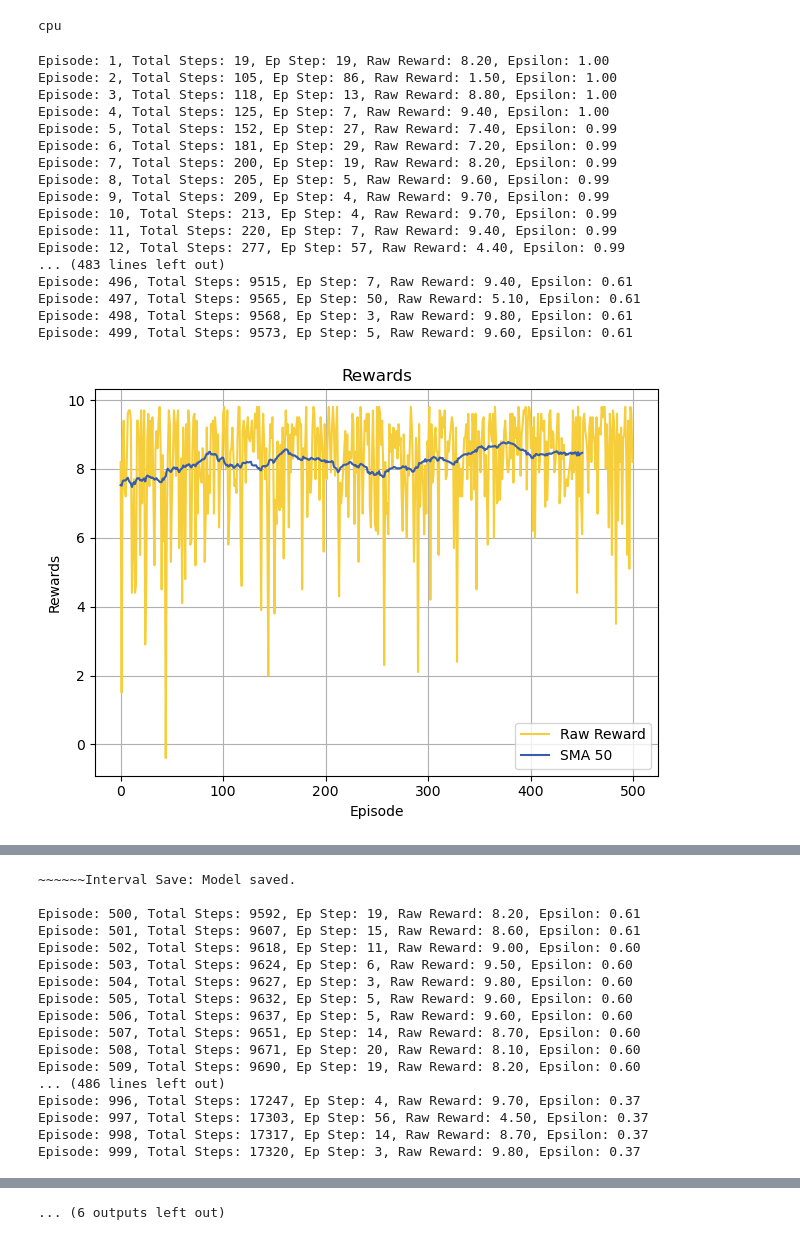
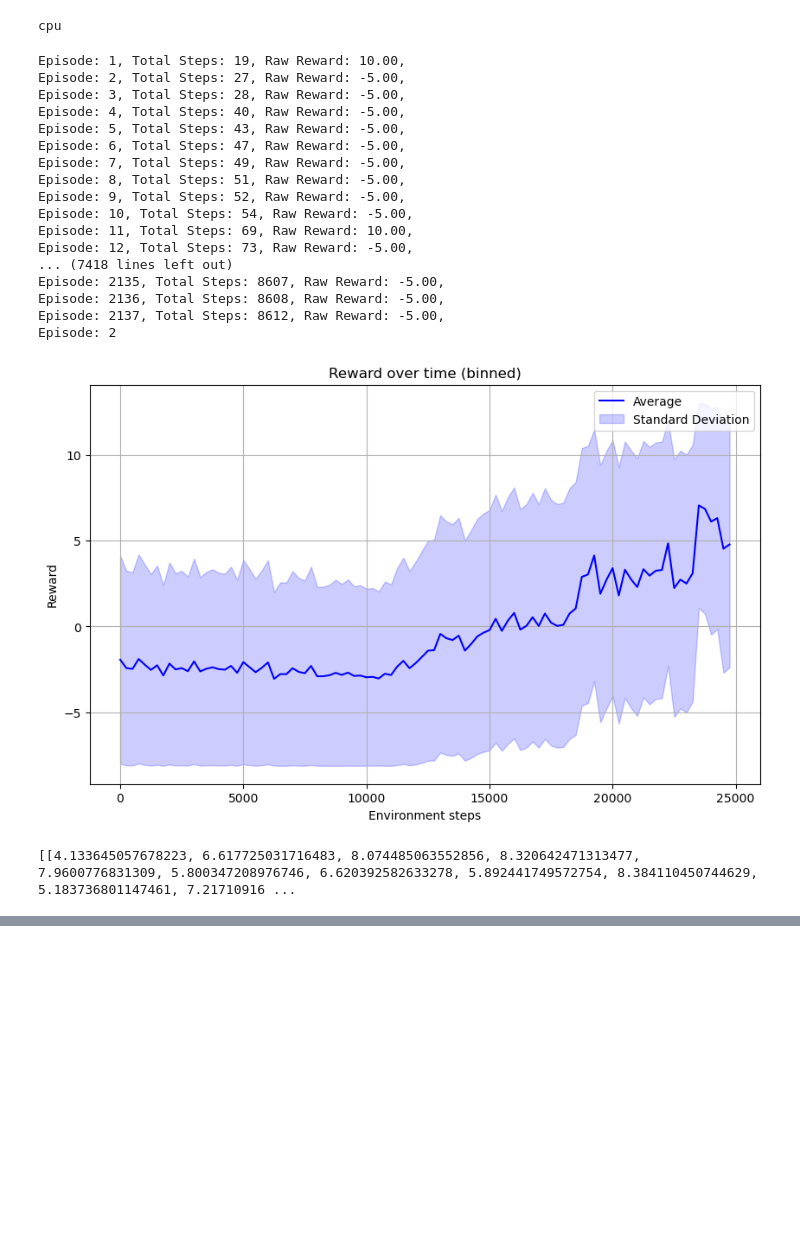
Before and after one commit to filipxg/When-To-Explore-and-When-to-Stop, a Jupyter notebook: frozenlake.ipynb, the cells around one changed output, grey strips where cells are left out. Cells and saved outputs as stored; diff of their text form; code cells hidden in the pictures; blank space fills up the shorter version.

```diff
--- a/frozenlake.ipynb
+++ b/frozenlake.ipynb
@@ -64,7 +64,7 @@ class FrozenLakeEnv(gym.Env):
             y -= 1
 
         self.state = (x, y)
-        reward = -0.1
+        reward = 0
         done = False
 
         # Check state of the cell
@@ -603,61 +699,66 @@ unsafe_path_safe_area_3x4 = [
 # %%
 # Parameters:
 train_mode = True
+
 render = not train_mode
 # map_size = 4 # 4x4 or 8x8 (outdated)
-map_mame = "no_aleatoric_uncertainty_3x3"
+map_mame = "safe_3x3"
 RL_hyperparams = {
     "train_mode"            : train_mode,
     "RL_load_path"          : f'./level_stats/{map_mame}/final_weights' + '_' + '3000' + '.pth',
     "save_path"             : f'./level_stats/{map_mame}/final_weights',
     "save_interval"         : 500,
 
     "clip_grad_norm"        : 3,
     "learning_rate"         : 6e-4,
     "discount_factor"       : 0.93,
     "batch_size"            : 32,
     "update_frequency"      : 10,
     "max_episodes"          : 3000           if train_mode else 5,
-    "max_steps"             : 200,
+    "max_steps"             : 25000,
+    "max_steps_episode"     : 200,
     "render"                : render,
 
     "epsilon_max"           : 0.999         if train_mode else -1,
     "epsilon_min"           : 0.01,
     "epsilon_decay"         : 0.999,
 
     "memory_capacity"       : 4_000        if train_mode else 0,
 
     # "map_size"              : map_size,
-    "num_states"            : 3*3,
-    "map"                   : no_aleatoric_uncertainty_3x3,
-    "render_fps"            : 6,
+    "num_states"            : len(safe_3x3) * len(safe_3x3[0]),    # 3 rows in your example
+    "map"                   : safe_3x3,
+    "render_fps"            : 6
     }
 
 
 # Run
 DRL = Model_TrainTest(RL_hyperparams) # Define the instance
 # Train
 if train_mode:
-    DRL.train()
+    for i in range(15):
+        DRL.train()
+    DRL.plot_training()
 else:
     # Test
     DRL.test(max_episodes = RL_hyperparams['max_episodes'])
 # %% [output]
-Episode: 1, Total Steps: 19, Ep Step: 19, Raw Reward: 8.20, Epsilon: 1.00
-Episode: 2, Total Steps: 105, Ep Step: 86, Raw Reward: 1.50, Epsilon: 1.00
-Episode: 3, Total Steps: 118, Ep Step: 13, Raw Reward: 8.80, Epsilon: 1.00
-Episode: 4, Total Steps: 125, Ep Step: 7, Raw Reward: 9.40, Epsilon: 1.00
-Episode: 5, Total Steps: 152, Ep Step: 27, Raw Reward: 7.40, Epsilon: 0.99
-Episode: 6, Total Steps: 181, Ep Step: 29, Raw Reward: 7.20, Epsilon: 0.99
-Episode: 7, Total Steps: 200, Ep Step: 19, Raw Reward: 8.20, Epsilon: 0.99
-Episode: 8, Total Steps: 205, Ep Step: 5, Raw Reward: 9.60, Epsilon: 0.99
-Episode: 9, Total Steps: 209, Ep Step: 4, Raw Reward: 9.70, Epsilon: 0.99
-Episode: 10, Total Steps: 213, Ep Step: 4, Raw Reward: 9.70, Epsilon: 0.99
-Episode: 11, Total Steps: 220, Ep Step: 7, Raw Reward: 9.40, Epsilon: 0.99
-Episode: 12, Total Steps: 277, Ep Step: 57, Raw Reward: 4.40, Epsilon: 0.99
-... (483 lines left out)
-Episode: 496, Total Steps: 9515, Ep Step: 7, Raw Reward: 9.40, Epsilon: 0.61
-Episode: 497, Total Steps: 9565, Ep Step: 50, Raw Reward: 5.10, Epsilon: 0.61
-Episode: 498, Total Steps: 9568, Ep Step: 3, Raw Reward: 9.80, Epsilon: 0.61
-Episode: 499, Total Steps: 9573, Ep Step: 5, Raw Reward: 9.60, Epsilon: 0.61
+Episode: 1, Total Steps: 19, Raw Reward: 10.00,
+Episode: 2, Total Steps: 27, Raw Reward: -5.00,
+Episode: 3, Total Steps: 28, Raw Reward: -5.00,
+Episode: 4, Total Steps: 40, Raw Reward: -5.00,
+Episode: 5, Total Steps: 43, Raw Reward: -5.00,
+Episode: 6, Total Steps: 47, Raw Reward: -5.00,
+Episode: 7, Total Steps: 49, Raw Reward: -5.00,
+Episode: 8, Total Steps: 51, Raw Reward: -5.00,
+Episode: 9, Total Steps: 52, Raw Reward: -5.00,
+Episode: 10, Total Steps: 54, Raw Reward: -5.00,
+Episode: 11, Total Steps: 69, Raw Reward: 10.00,
+Episode: 12, Total Steps: 73, Raw Reward: -5.00,
+... (7418 lines left out)
+Episode: 2135, Total Steps: 8607, Raw Reward: -5.00,
+Episode: 2136, Total Steps: 8608, Raw Reward: -5.00,
+Episode: 2137, Total Steps: 8612, Raw Reward: -5.00,
+Episode: 2
-[figure, old version]
+[figure, new version]
+[[4.133645057678223, 6.617725031716483, 8.074485063552856, 8.320642471313477, 7.9600776831309, 5.800347208976746, 6.620392582633278, 5.892441749572754, 8.384110450744629, 5.183736801147461, 7.21710916 ...
@@ -665,17 +765,0 @@ Episode: 499, Total Steps: 9573, Ep Step: 5, Raw Reward: 9.60, Epsilon: 0.61
-~~~~~~Interval Save: Model saved.
-
-Episode: 500, Total Steps: 9592, Ep Step: 19, Raw Reward: 8.20, Epsilon: 0.61
-Episode: 501, Total Steps: 9607, Ep Step: 15, Raw Reward: 8.60, Epsilon: 0.61
-Episode: 502, Total Steps: 9618, Ep Step: 11, Raw Reward: 9.00, Epsilon: 0.60
-Episode: 503, Total Steps: 9624, Ep Step: 6, Raw Reward: 9.50, Epsilon: 0.60
-Episode: 504, Total Steps: 9627, Ep Step: 3, Raw Reward: 9.80, Epsilon: 0.60
-Episode: 505, Total Steps: 9632, Ep Step: 5, Raw Reward: 9.60, Epsilon: 0.60
-Episode: 506, Total Steps: 9637, Ep Step: 5, Raw Reward: 9.60, Epsilon: 0.60
-Episode: 507, Total Steps: 9651, Ep Step: 14, Raw Reward: 8.70, Epsilon: 0.60
-Episode: 508, Total Steps: 9671, Ep Step: 20, Raw Reward: 8.10, Epsilon: 0.60
-Episode: 509, Total Steps: 9690, Ep Step: 19, Raw Reward: 8.20, Epsilon: 0.60
-... (486 lines left out)
-Episode: 996, Total Steps: 17247, Ep Step: 4, Raw Reward: 9.70, Epsilon: 0.37
-Episode: 997, Total Steps: 17303, Ep Step: 56, Raw Reward: 4.50, Epsilon: 0.37
-Episode: 998, Total Steps: 17317, Ep Step: 14, Raw Reward: 8.70, Epsilon: 0.37
-Episode: 999, Total Steps: 17320, Ep Step: 3, Raw Reward: 9.80, Epsilon: 0.37
@@ -722 +765,0 @@ Episode: 1999, Total Steps: 29689, Ep Step: 19, Raw Reward: 8.20, Epsilon: 0.14
-... (6 outputs left out)
```
Also changed, not shown: parts of 3 cells of this notebook.
